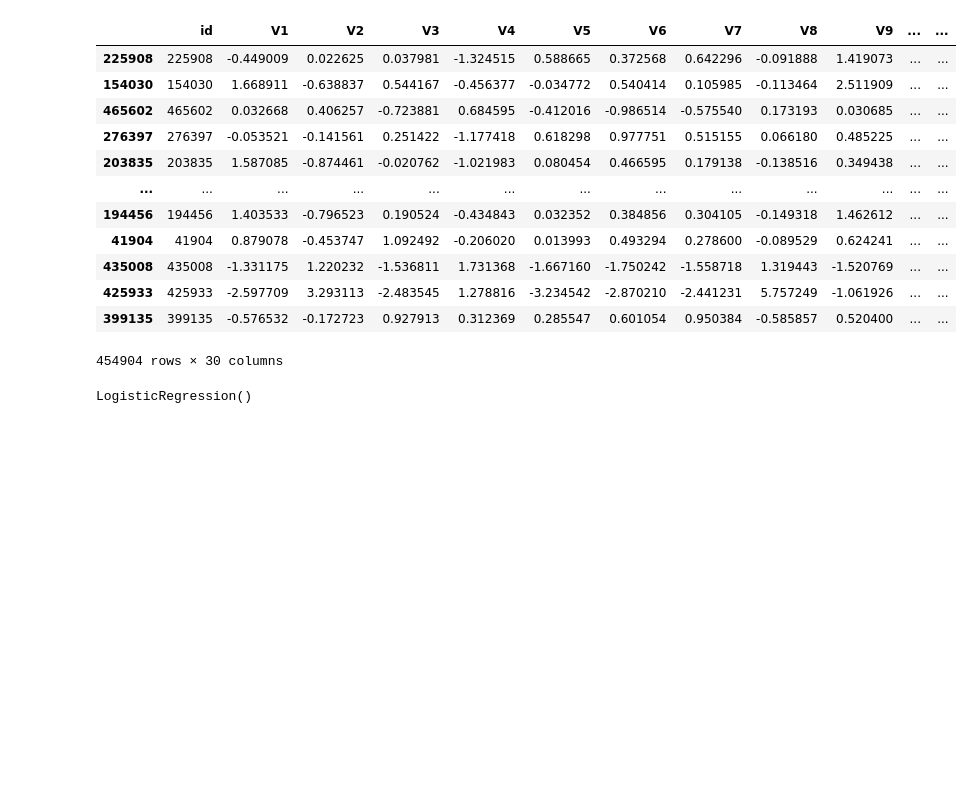
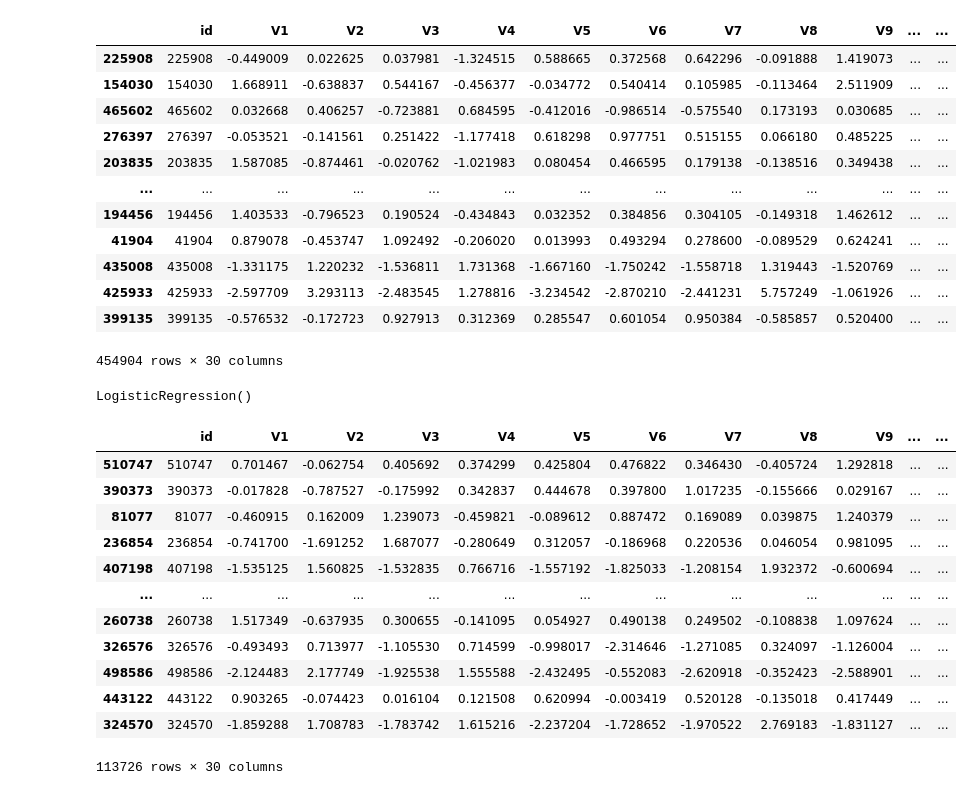
Before and after one commit to rlmrezende/Credit-Card-Fraud-Detection, a Jupyter notebook: Fraud Detection.ipynb, the cells around one changed output. Saved outputs shown, nothing was run; the diff lists cells and outputs as text; code cells hidden in the pictures; blank space fills up the shorter version.

```diff
--- a/Fraud Detection.ipynb
+++ b/Fraud Detection.ipynb
@@ -141,3 +141,19 @@ X_train_scaled = scaler.fit_transform(X_train)
 log_reg.fit(X_train_scaled, y_train)
 # %% [output]
 LogisticRegression()
+# %%
+X_test
+# %% [output]
+|  | id | V1 | V2 | V3 | V4 | V5 | V6 | V7 | V8 | V9 | ... | ... |
+| 510747 | 510747 | 0.701467 | -0.062754 | 0.405692 | 0.374299 | 0.425804 | 0.476822 | 0.346430 | -0.405724 | 1.292818 | ... | ... |
+| 390373 | 390373 | -0.017828 | -0.787527 | -0.175992 | 0.342837 | 0.444678 | 0.397800 | 1.017235 | -0.155666 | 0.029167 | ... | ... |
+| 81077 | 81077 | -0.460915 | 0.162009 | 1.239073 | -0.459821 | -0.089612 | 0.887472 | 0.169089 | 0.039875 | 1.240379 | ... | ... |
+| 236854 | 236854 | -0.741700 | -1.691252 | 1.687077 | -0.280649 | 0.312057 | -0.186968 | 0.220536 | 0.046054 | 0.981095 | ... | ... |
+| 407198 | 407198 | -1.535125 | 1.560825 | -1.532835 | 0.766716 | -1.557192 | -1.825033 | -1.208154 | 1.932372 | -0.600694 | ... | ... |
+| ... | ... | ... | ... | ... | ... | ... | ... | ... | ... | ... | ... | ... |
+| 260738 | 260738 | 1.517349 | -0.637935 | 0.300655 | -0.141095 | 0.054927 | 0.490138 | 0.249502 | -0.108838 | 1.097624 | ... | ... |
+| 326576 | 326576 | -0.493493 | 0.713977 | -1.105530 | 0.714599 | -0.998017 | -2.314646 | -1.271085 | 0.324097 | -1.126004 | ... | ... |
+| 498586 | 498586 | -2.124483 | 2.177749 | -1.925538 | 1.555588 | -2.432495 | -0.552083 | -2.620918 | -0.352423 | -2.588901 | ... | ... |
+| 443122 | 443122 | 0.903265 | -0.074423 | 0.016104 | 0.121508 | 0.620994 | -0.003419 | 0.520128 | -0.135018 | 0.417449 | ... | ... |
+| 324570 | 324570 | -1.859288 | 1.708783 | -1.783742 | 1.615216 | -2.237204 | -1.728652 | -1.970522 | 2.769183 | -1.831127 | ... | ... |
+113726 rows × 30 columns
```
